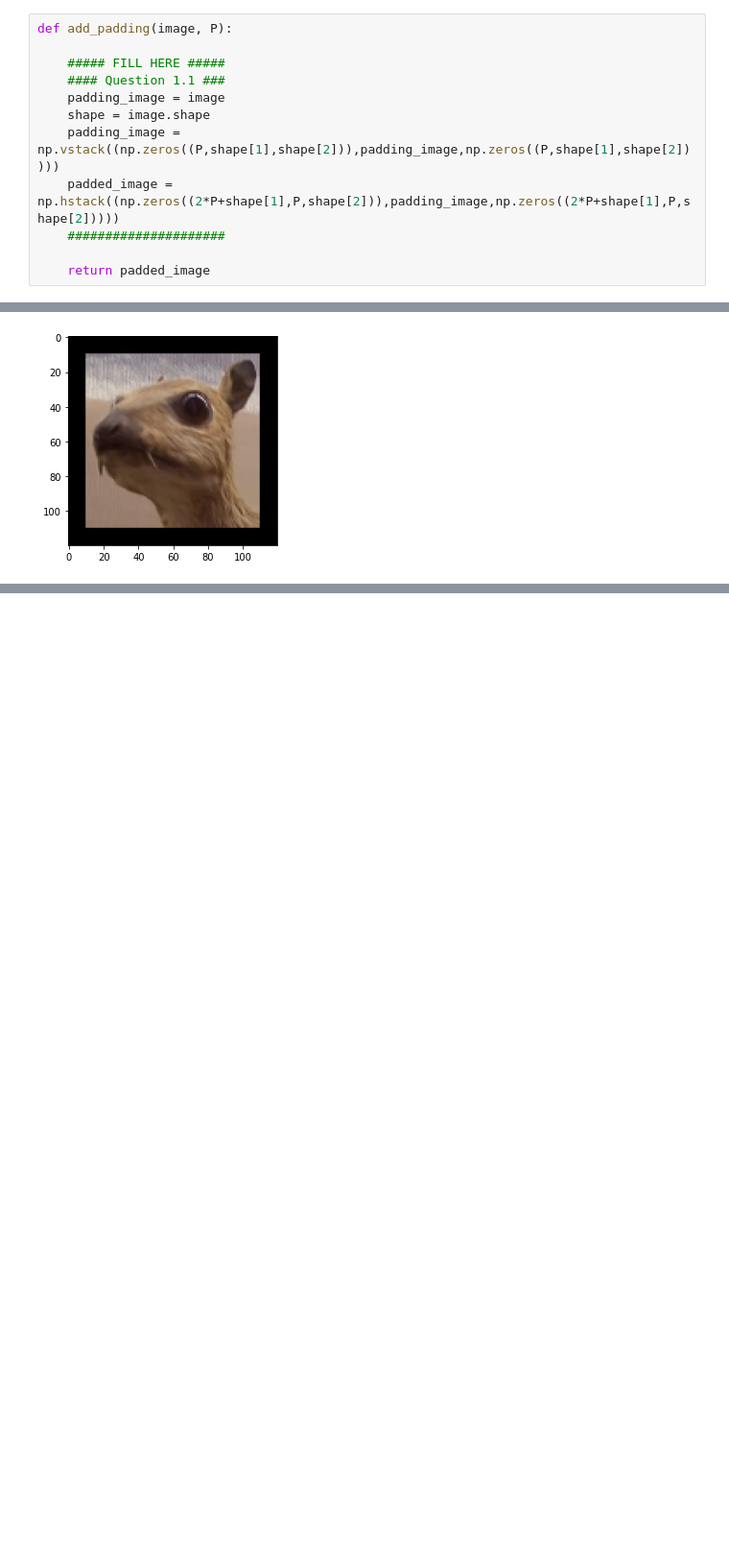
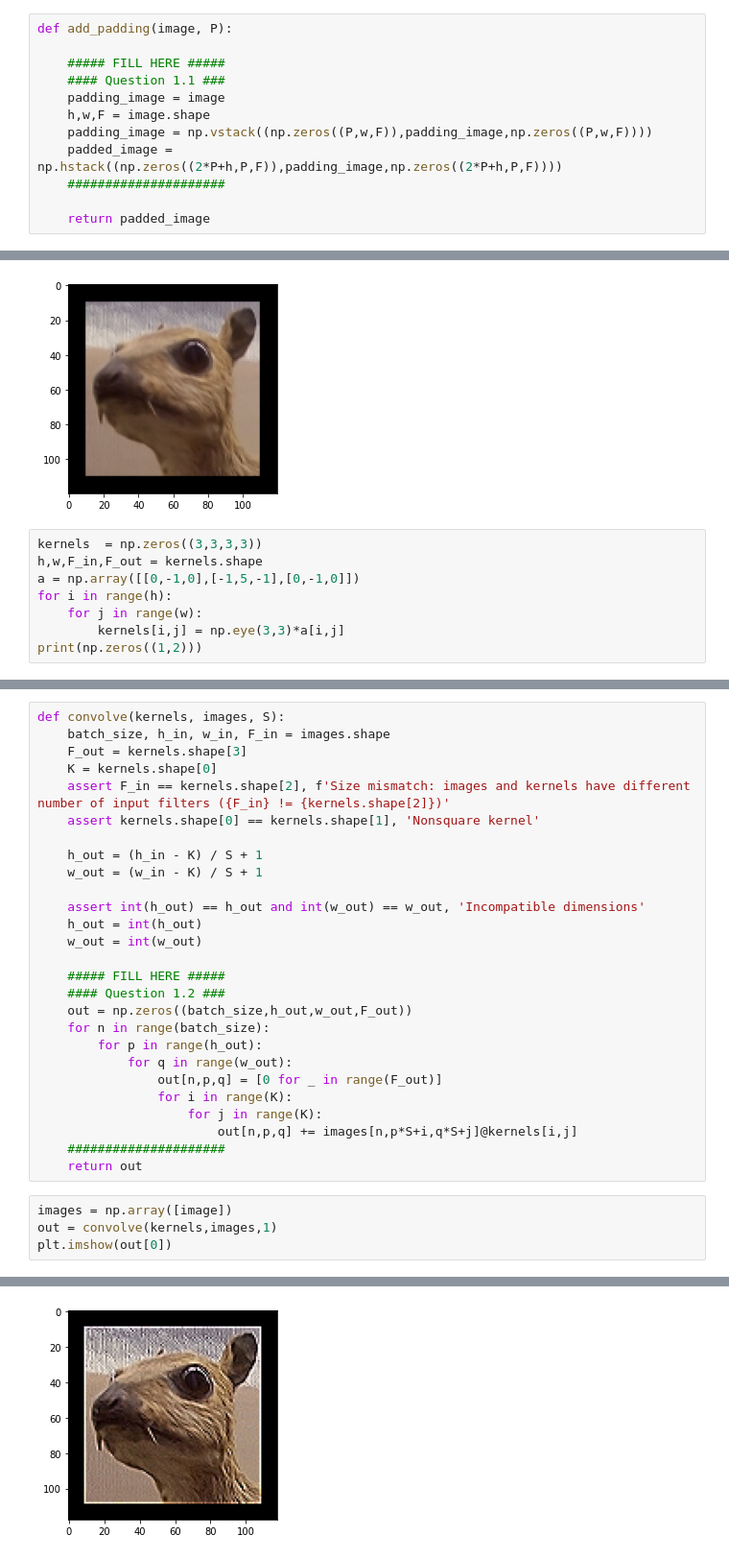
Before and after one commit to lyrorz/Info2, a Jupyter notebook: Hallo.ipynb, the cells around one changed output, grey strips where cells are left out. Shown at 96% size. Drawn from its saved outputs; the diff is of its cells as text; blank space fills up the shorter version.

```diff
--- a/Hallo.ipynb
+++ b/Hallo.ipynb
@@ -23,9 +23,9 @@ def add_padding(image, P):
     ##### FILL HERE #####
     #### Question 1.1 ###
     padding_image = image
-    shape = image.shape
-    padding_image = np.vstack((np.zeros((P,shape[1],shape[2])),padding_image,np.zeros((P,shape[1],shape[2]))))
-    padded_image = np.hstack((np.zeros((2*P+shape[1],P,shape[2])),padding_image,np.zeros((2*P+shape[1],P,shape[2]))))
+    h,w,F = image.shape
+    padding_image = np.vstack((np.zeros((P,w,F)),padding_image,np.zeros((P,w,F))))
+    padded_image = np.hstack((np.zeros((2*P+h,P,F)),padding_image,np.zeros((2*P+h,P,F))))
     #####################
 
     return padded_image
@@ -35,3 +35,11 @@ plt.imshow(image)
 # %% [output]
 <matplotlib.image.AxesImage at 0x...>
 [figure]
+# %%
+kernels  = np.zeros((3,3,3,3))
+h,w,F_in,F_out = kernels.shape
+a = np.array([[0,-1,0],[-1,5,-1],[0,-1,0]])
+for i in range(h):
+    for j in range(w):
+        kernels[i,j] = np.eye(3,3)*a[i,j]
+print(np.zeros((1,2)))
@@ -37,0 +53,32 @@ plt.imshow(image)
+# %%
+def convolve(kernels, images, S):
+    batch_size, h_in, w_in, F_in = images.shape
+    F_out = kernels.shape[3]
+    K = kernels.shape[0]
+    assert F_in == kernels.shape[2], f'Size mismatch: images and kernels have different number of input filters ({F_in} != {kernels.shape[2]})'
+    assert kernels.shape[0] == kernels.shape[1], 'Nonsquare kernel'
+
+    h_out = (h_in - K) / S + 1
+    w_out = (w_in - K) / S + 1
+
+    assert int(h_out) == h_out and int(w_out) == w_out, 'Incompatible dimensions'
+    h_out = int(h_out)
+    w_out = int(w_out)
+
+    ##### FILL HERE #####
+    #### Question 1.2 ###
+    out = np.zeros((batch_size,h_out,w_out,F_out))
+    for n in range(batch_size):
+        for p in range(h_out):
+            for q in range(w_out):
+                out[n,p,q] = [0 for _ in range(F_out)]
+                for i in range(K):
+                    for j in range(K):
+                        out[n,p,q] += images[n,p*S+i,q*S+j]@kernels[i,j]
+    #####################
+    return out
+# %%
+images = np.array([image])
+out = convolve(kernels,images,1)
+plt.imshow(out[0])
+# %% [output]
@@ -37,0 +87 @@ plt.imshow(image)
+[figure, added]
```
Also changed, not shown: parts of 5 cells of this notebook, 2 other files.
